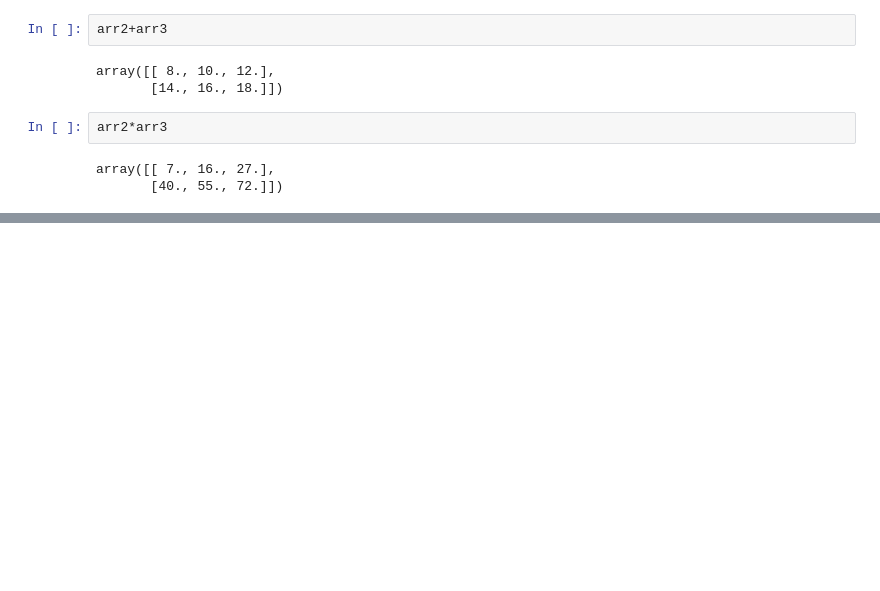
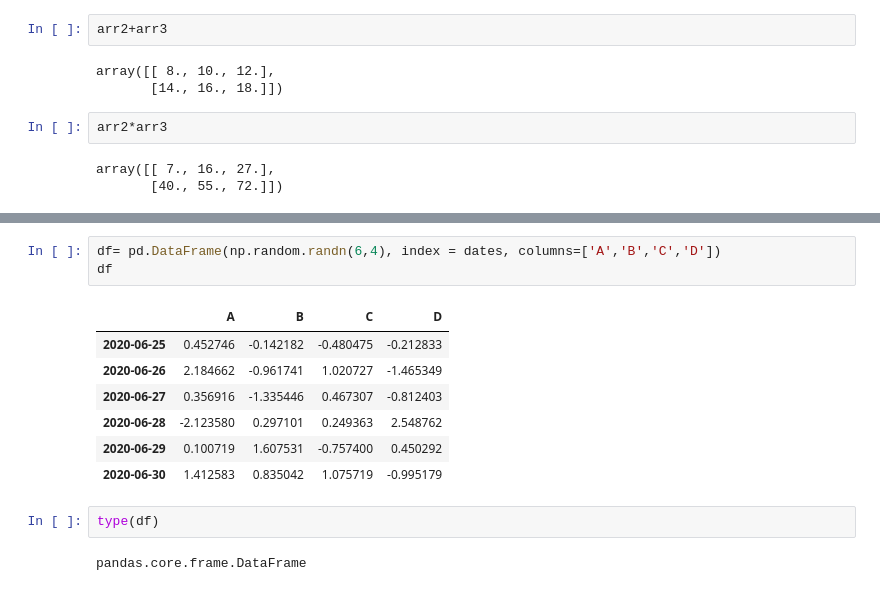
Before and after one commit to name234532/colab-test, a Jupyter notebook: colab_test.ipynb, the cells around one changed output, grey strips where cells are left out. Drawn from its saved outputs; the diff is of its cells as text; blank space fills up the shorter version.

```diff
--- a/colab_test.ipynb
+++ b/colab_test.ipynb
@@ -192,0 +200,15 @@ array([[ 7., 16., 27.],
+# %%
+df= pd.DataFrame(np.random.randn(6,4), index = dates, columns=['A','B','C','D'])
+df
+# %% [output]
+|  | A | B | C | D |
+| 2020-06-25 | 0.452746 | -0.142182 | -0.480475 | -0.212833 |
+| 2020-06-26 | 2.184662 | -0.961741 | 1.020727 | -1.465349 |
+| 2020-06-27 | 0.356916 | -1.335446 | 0.467307 | -0.812403 |
+| 2020-06-28 | -2.123580 | 0.297101 | 0.249363 | 2.548762 |
+| 2020-06-29 | 0.100719 | 1.607531 | -0.757400 | 0.450292 |
+| 2020-06-30 | 1.412583 | 0.835042 | 1.075719 | -0.995179 |
+# %%
+type(df)
+# %% [output]
+pandas.core.frame.DataFrame
```
Also changed, not shown: parts of 19 cells of this notebook.
